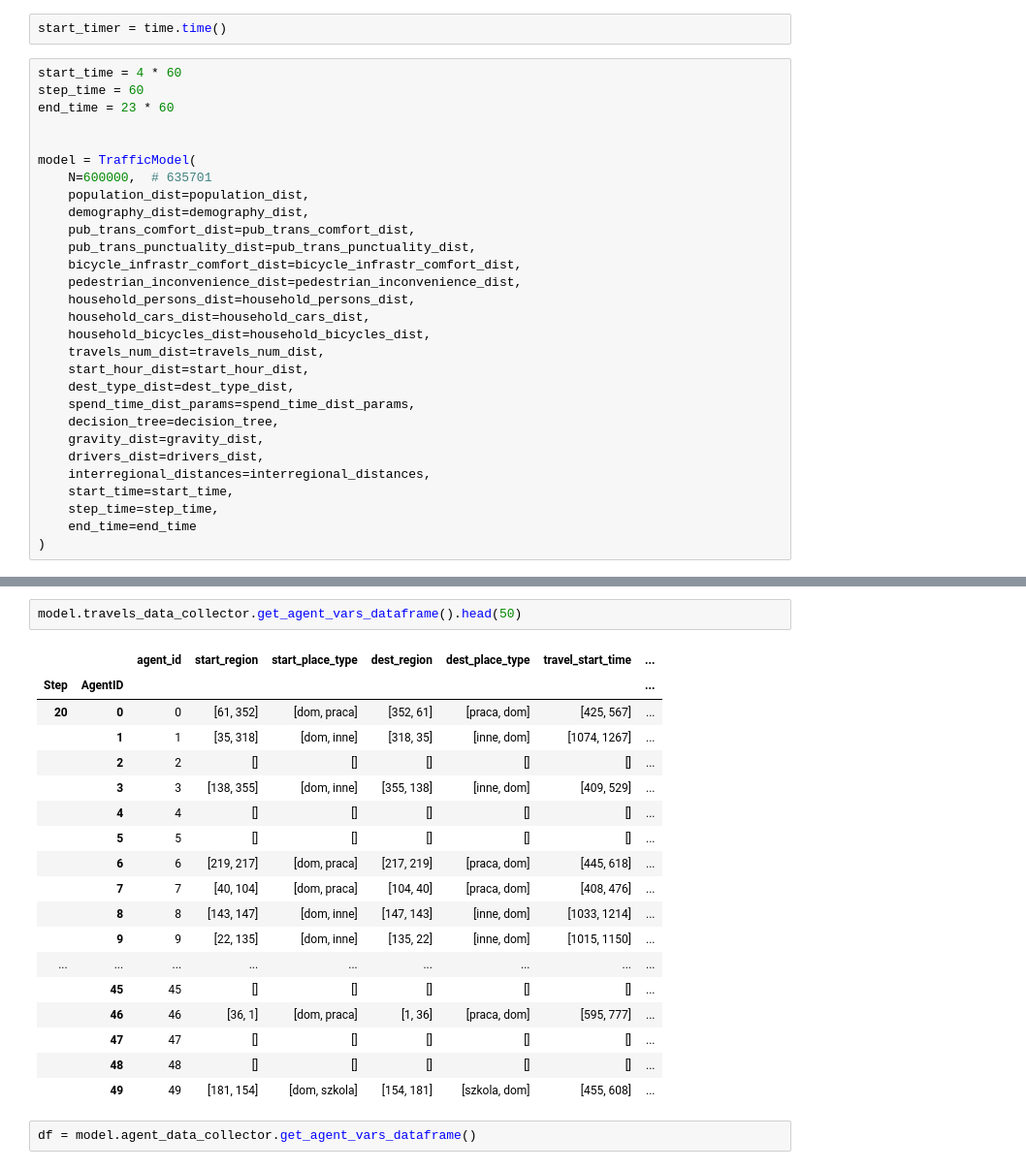
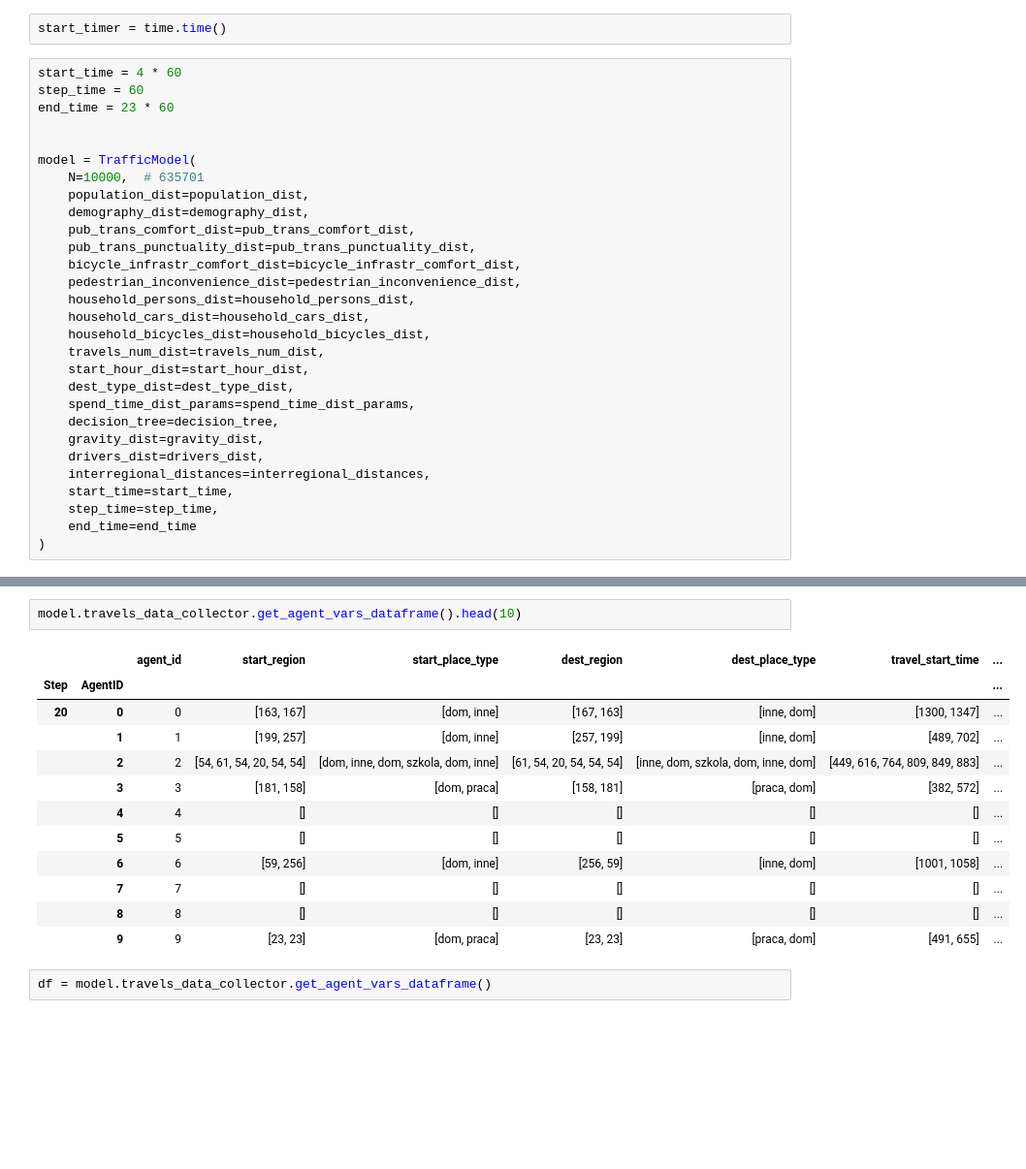
Before and after one commit to AgataSkibinska/urban-mobility-project, a Jupyter notebook: experiments/experiment.ipynb, the cells around one changed output, grey strips where cells are left out. Shown at 97% size. Cells and saved outputs as stored; diff of their text form; blank space fills up the shorter version.

```diff
--- a/experiments/experiment.ipynb
+++ b/experiments/experiment.ipynb
@@ -409,7 +411,7 @@ end_time = 23 * 60
 
 
 model = TrafficModel(
-    N=600000,  # 635701
+    N=10000,  # 635701
     population_dist=population_dist,
     demography_dist=demography_dist,
     pub_trans_comfort_dist=pub_trans_comfort_dist,
@@ -463,23 +465,17 @@ model.agent_data_collector.get_agent_vars_dataframe().head(30)
 # %%
-model.travels_data_collector.get_agent_vars_dataframe().head(50)
+model.travels_data_collector.get_agent_vars_dataframe().head(10)
 # %% [output]
 |  |  | agent_id | start_region | start_place_type | dest_region | dest_place_type | travel_start_time | ... |
 | Step | AgentID |  |  |  |  |  |  | ... |
-| 20 | 0 | 0 | [61, 352] | [dom, praca] | [352, 61] | [praca, dom] | [425, 567] | ... |
-|  | 1 | 1 | [35, 318] | [dom, inne] | [318, 35] | [inne, dom] | [1074, 1267] | ... |
-|  | 2 | 2 | [] | [] | [] | [] | [] | ... |
-|  | 3 | 3 | [138, 355] | [dom, inne] | [355, 138] | [inne, dom] | [409, 529] | ... |
+| 20 | 0 | 0 | [163, 167] | [dom, inne] | [167, 163] | [inne, dom] | [1300, 1347] | ... |
+|  | 1 | 1 | [199, 257] | [dom, inne] | [257, 199] | [inne, dom] | [489, 702] | ... |
+|  | 2 | 2 | [54, 61, 54, 20, 54, 54] | [dom, inne, dom, szkola, dom, inne] | [61, 54, 20, 54, 54, 54] | [inne, dom, szkola, dom, inne, dom] | [449, 616, 764, 809, 849, 883] | ... |
+|  | 3 | 3 | [181, 158] | [dom, praca] | [158, 181] | [praca, dom] | [382, 572] | ... |
 |  | 4 | 4 | [] | [] | [] | [] | [] | ... |
 |  | 5 | 5 | [] | [] | [] | [] | [] | ... |
-|  | 6 | 6 | [219, 217] | [dom, praca] | [217, 219] | [praca, dom] | [445, 618] | ... |
-|  | 7 | 7 | [40, 104] | [dom, praca] | [104, 40] | [praca, dom] | [408, 476] | ... |
-|  | 8 | 8 | [143, 147] | [dom, inne] | [147, 143] | [inne, dom] | [1033, 1214] | ... |
-|  | 9 | 9 | [22, 135] | [dom, inne] | [135, 22] | [inne, dom] | [1015, 1150] | ... |
-| ... | ... | ... | ... | ... | ... | ... | ... | ... |
-|  | 45 | 45 | [] | [] | [] | [] | [] | ... |
-|  | 46 | 46 | [36, 1] | [dom, praca] | [1, 36] | [praca, dom] | [595, 777] | ... |
-|  | 47 | 47 | [] | [] | [] | [] | [] | ... |
-|  | 48 | 48 | [] | [] | [] | [] | [] | ... |
-|  | 49 | 49 | [181, 154] | [dom, szkola] | [154, 181] | [szkola, dom] | [455, 608] | ... |
+|  | 6 | 6 | [59, 256] | [dom, inne] | [256, 59] | [inne, dom] | [1001, 1058] | ... |
+|  | 7 | 7 | [] | [] | [] | [] | [] | ... |
+|  | 8 | 8 | [] | [] | [] | [] | [] | ... |
+|  | 9 | 9 | [23, 23] | [dom, praca] | [23, 23] | [praca, dom] | [491, 655] | ... |
 # %%
-df = model.agent_data_collector.get_agent_vars_dataframe()
+df = model.travels_data_collector.get_agent_vars_dataframe()
```
Also changed, not shown: parts of 10 cells of this notebook.
